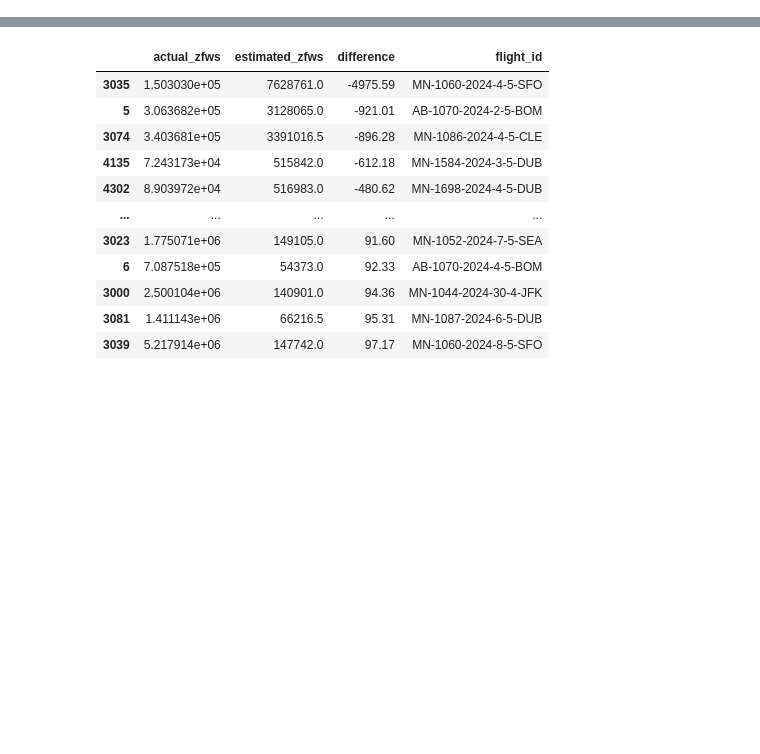
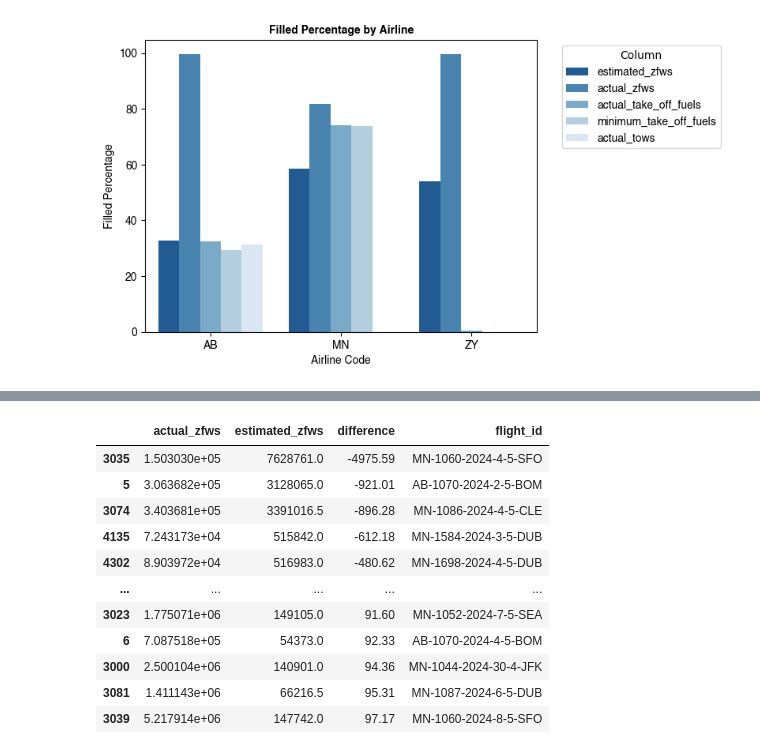
Before and after one commit to aref-hasan/aircraft_load, a Jupyter notebook: visualization/data_quality.ipynb, the cells around one changed output, grey strips where cells are left out. Saved outputs shown, nothing was run; the diff lists cells and outputs as text; code cells hidden in the pictures; blank space fills up the shorter version.

```diff
--- a/visualization/data_quality.ipynb
+++ b/visualization/data_quality.ipynb
@@ -41,0 +42,14 @@ flight_numbers_by_airline.plot(kind='bar')
+# %%
+filled_percentage_by_airline = weights_df.groupby('airline_code', group_keys=False).apply(lambda group: group.notnull().mean() * 100, include_groups=False).drop(columns=["flight_number", "flight_id"])
+filled_percentage_by_airline = filled_percentage_by_airline.reset_index().melt(id_vars='airline_code', var_name='column', value_name='filled_percentage')
+sns.barplot(data=filled_percentage_by_airline, x='airline_code', y='filled_percentage', hue='column', palette="Blues_r")
+plt.title('Filled Percentage by Airline', fontproperties=bold_font)
+plt.xticks(fontproperties=normal_font)
+plt.yticks(fontproperties=normal_font)
+plt.xlabel('Airline Code', fontproperties=normal_font)
+plt.ylabel('Filled Percentage', fontproperties=normal_font)
+plt.legend(title='Column', bbox_to_anchor=(1.05, 1), loc='upper left', prop=normal_font)
+plt.savefig(f"{VISUALIZATION_PATH}filled_percentage_by_airline.svg")
+plt.show()
+# %% [output]
+[figure, added]
```
Also changed, not shown: parts of 9 cells of this notebook, 6 other files.
